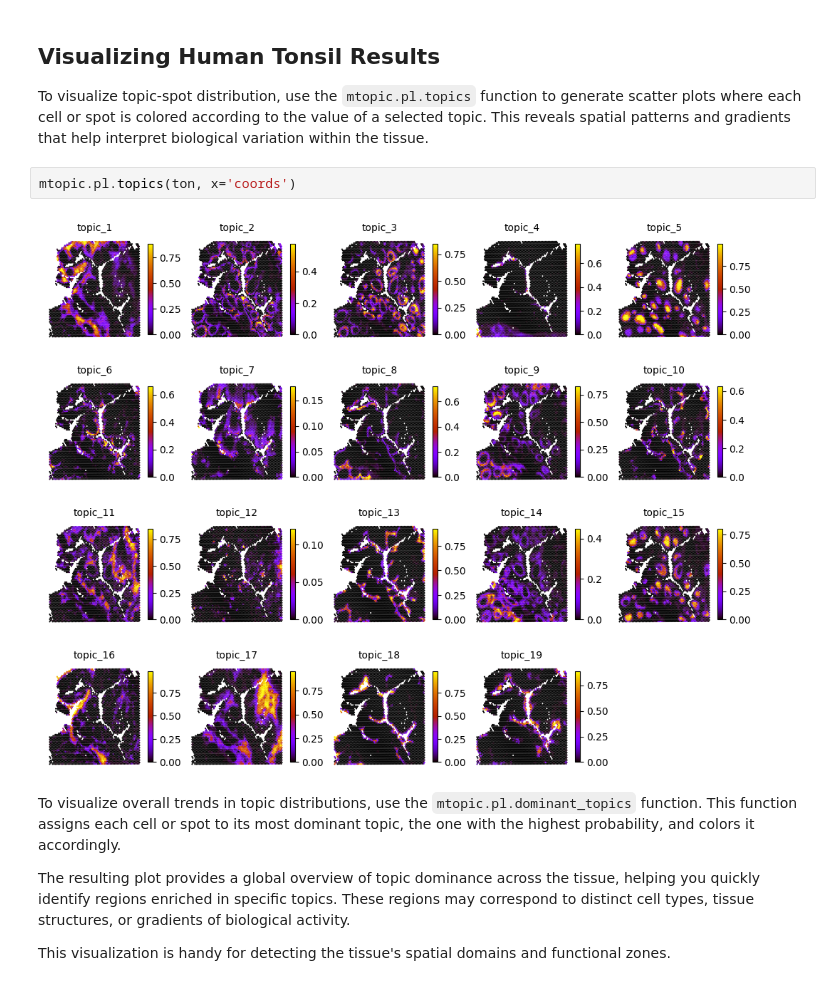
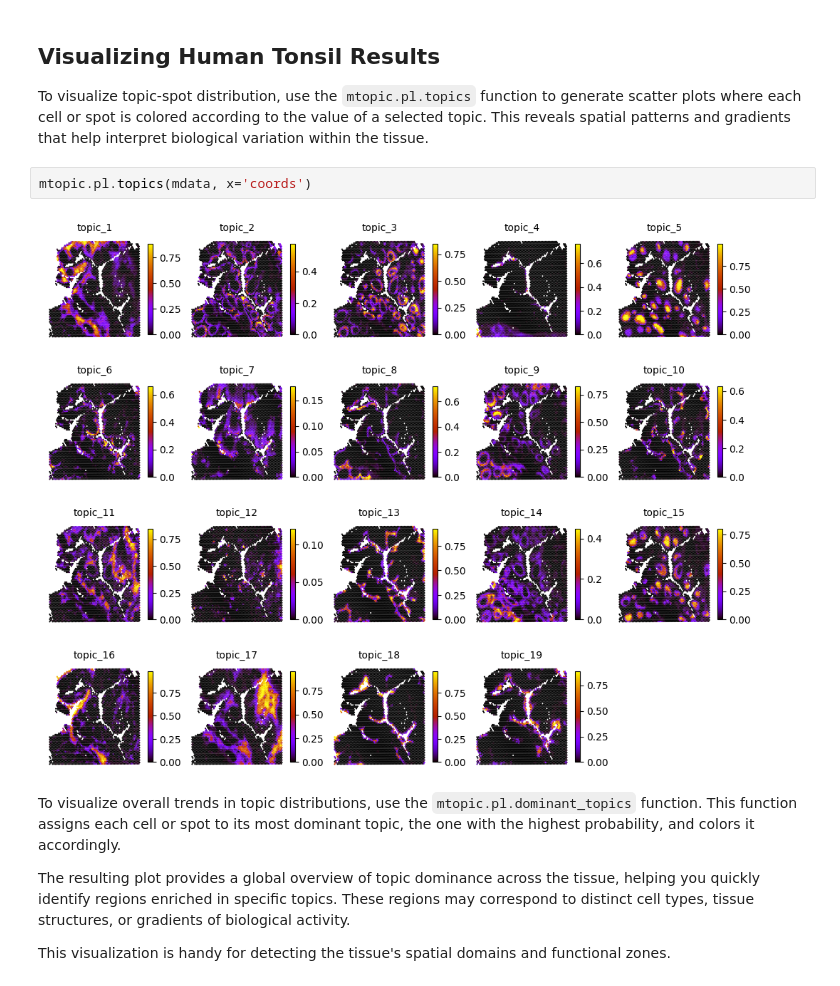
Before and after one commit to TabakaLab/mTopic, a Jupyter notebook: docs/source/notebooks/T3_Human_Tonsil_training.ipynb, the cells around one changed output. Saved outputs shown, nothing was run; the diff lists cells and outputs as text.

```diff
--- a/docs/source/notebooks/T3_Human_Tonsil_training.ipynb
+++ b/docs/source/notebooks/T3_Human_Tonsil_training.ipynb
@@ -89,10 +90,10 @@ MuData object with n_obs × n_vars = 4194 × 5027
 ## Visualizing Human Tonsil Results
 
 To visualize topic-spot distribution, use the `mtopic.pl.topics` function to generate scatter plots where each cell or spot is colored according to the value of a selected topic. This reveals spatial patterns and gradients that help interpret biological variation within the tissue.
-# %%
-mtopic.pl.topics(ton, x='coords')
-# %% [output]
-[figure, removed]
+# %%
+mtopic.pl.topics(mdata, x='coords')
+# %% [output]
+[figure, added]
 # %% [markdown]
 To visualize overall trends in topic distributions, use the `mtopic.pl.dominant_topics` function. This function assigns each cell or spot to its most dominant topic, the one with the highest probability, and colors it accordingly.
 
```
Also changed, not shown: parts of 13 cells of this notebook, 12 other files.
